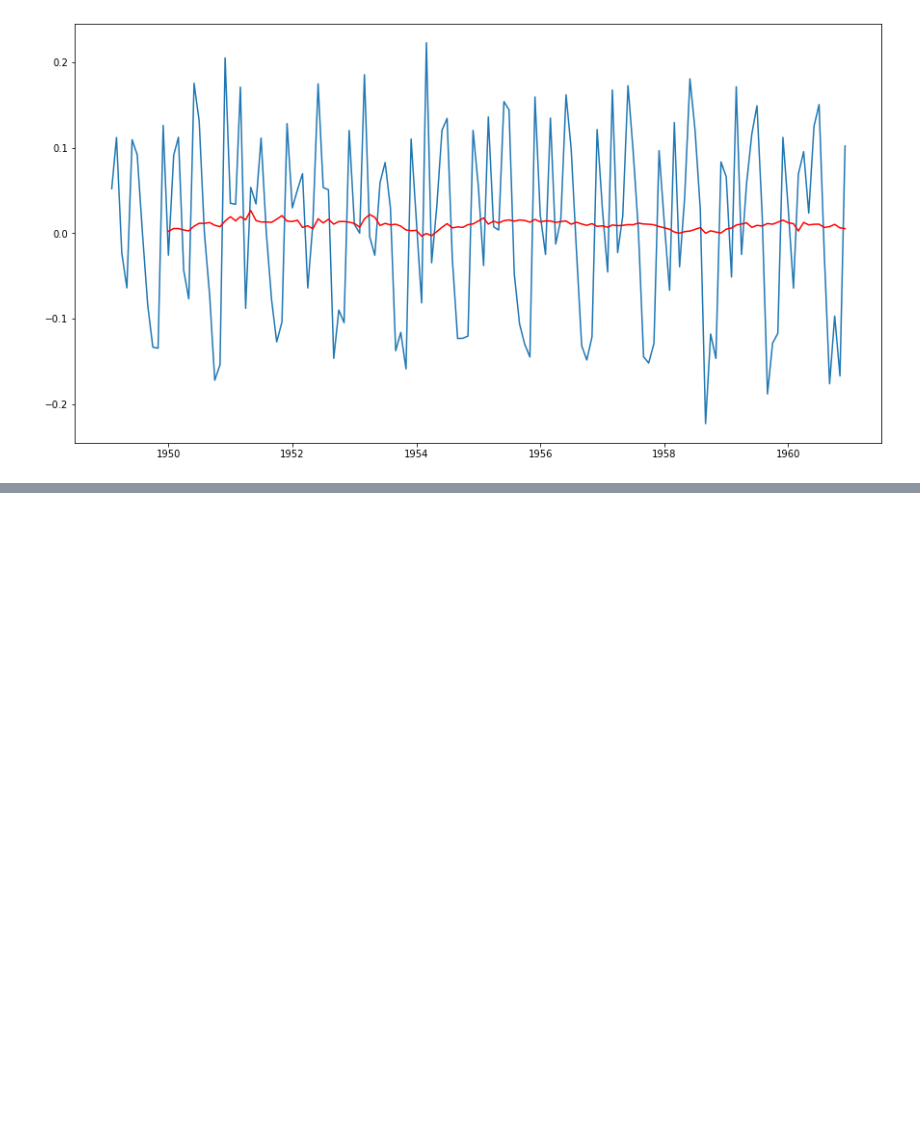
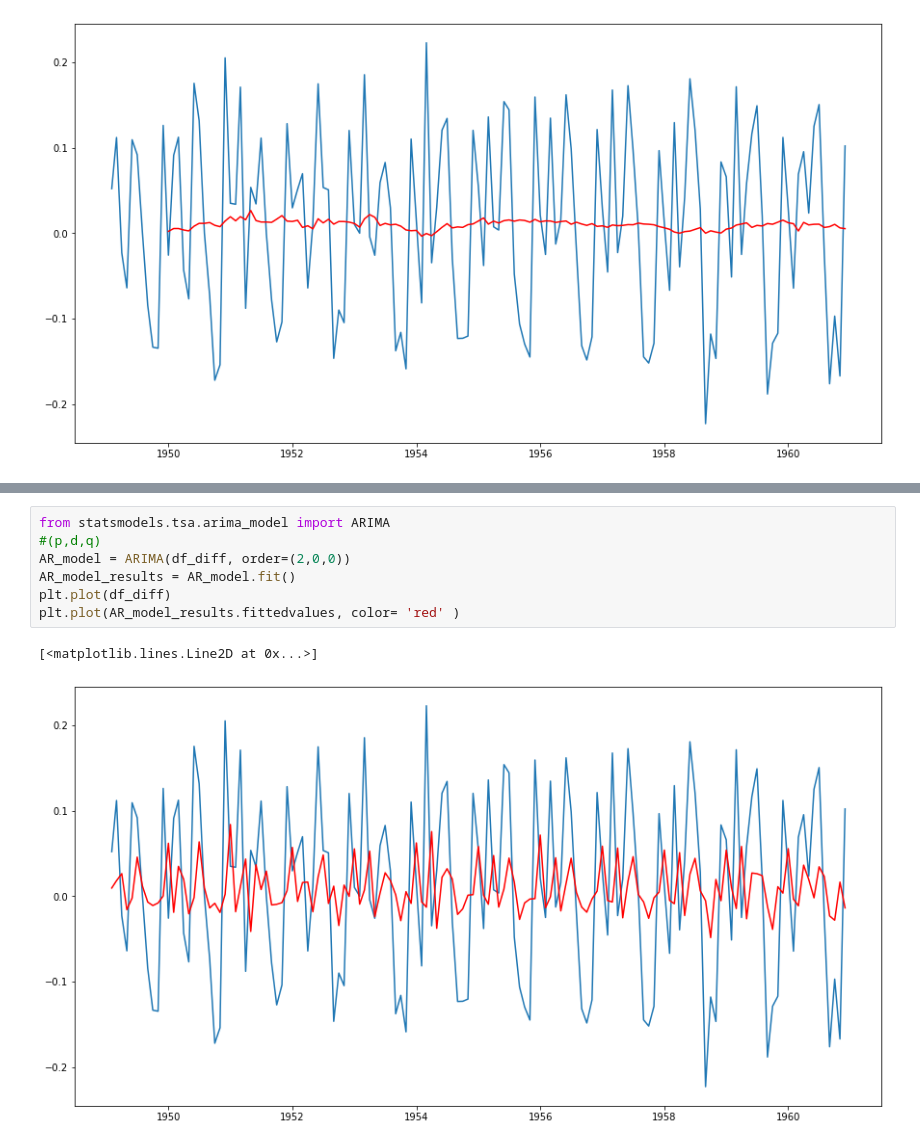
Before and after one commit to victoruwazurike1/Hamoye_Internship_Notebooks, a Jupyter notebook: hamoye_wrangling_time_series.ipynb, the cells around one changed output, grey strips where cells are left out. Saved outputs shown, nothing was run; the diff lists cells and outputs as text; blank space fills up the shorter version.

```diff
--- a/hamoye_wrangling_time_series.ipynb
+++ b/hamoye_wrangling_time_series.ipynb
@@ -181,0 +203,10 @@ plt.plot(df_diff.rolling( 12 ).mean(), color= 'red' )
+# %%
+from statsmodels.tsa.arima_model import ARIMA
+#(p,d,q)
+AR_model = ARIMA(df_diff, order=(2,0,0))
+AR_model_results = AR_model.fit()
+plt.plot(df_diff)
+plt.plot(AR_model_results.fittedvalues, color= 'red' )
+# %% [output]
+[<matplotlib.lines.Line2D at 0x...>]
+[figure, added]
```
Also changed, not shown: parts of 6 cells of this notebook.
